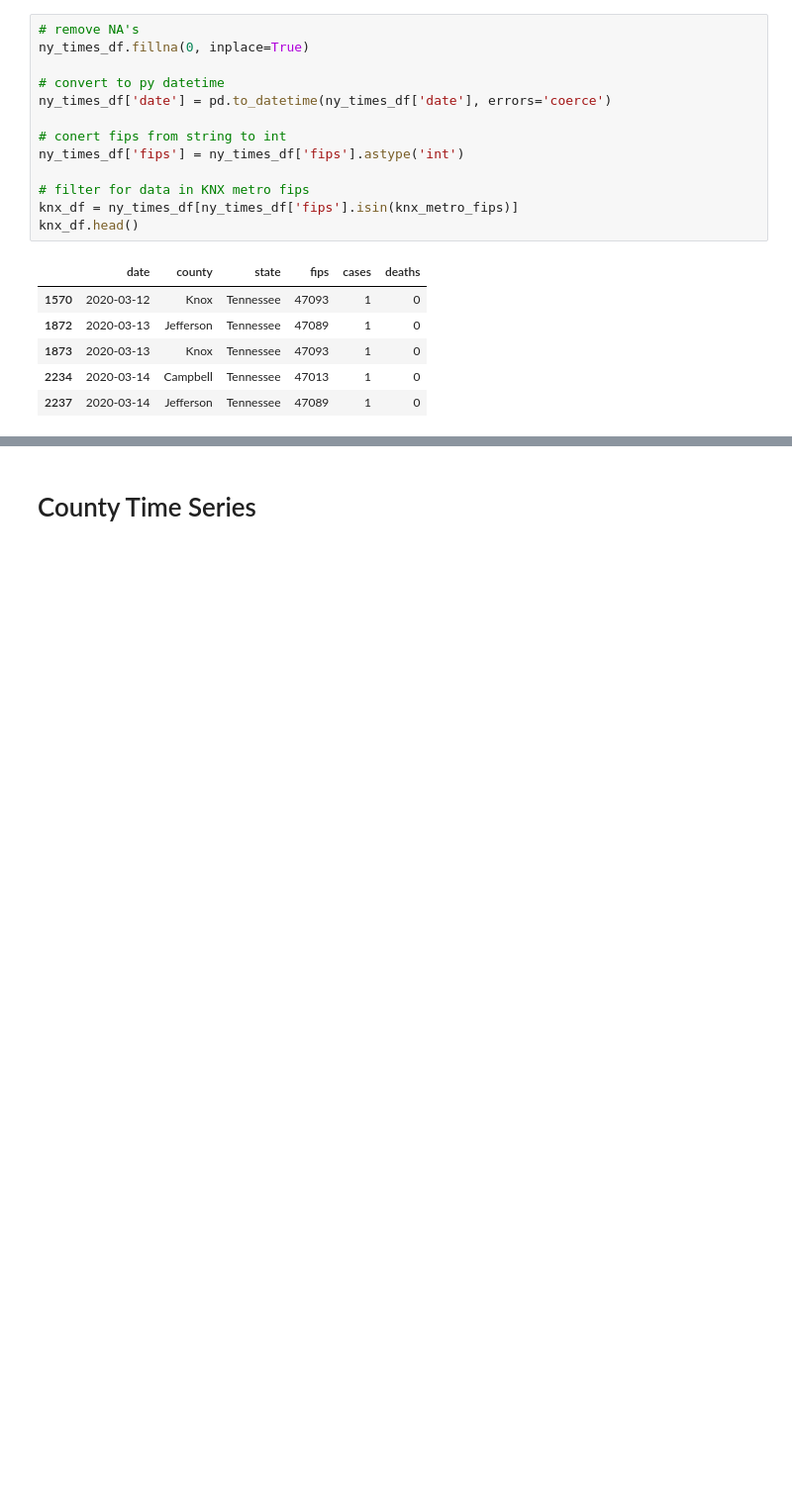
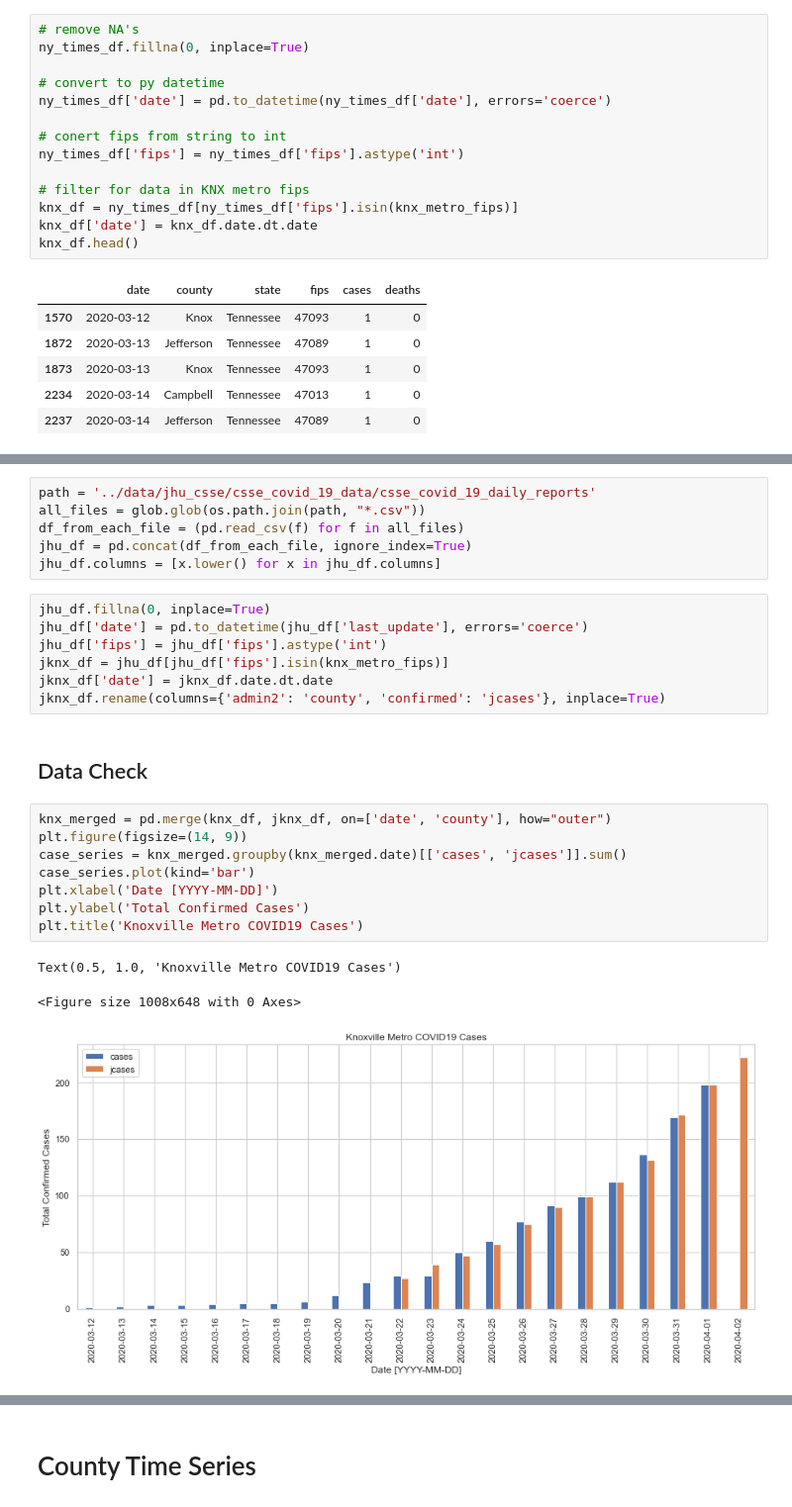
Before and after one commit to kcavagnolo/knx-covid, a Jupyter notebook: analysis/knx_metro_covid.ipynb, the cells around one changed output, grey strips where cells are left out. Shown at 99% size. Drawn from its saved outputs; the diff is of its cells as text; blank space fills up the shorter version.

```diff
--- a/analysis/knx_metro_covid.ipynb
+++ b/analysis/knx_metro_covid.ipynb
@@ -100,6 +159,7 @@ ny_times_df['fips'] = ny_times_df['fips'].astype('int')
 
 # filter for data in KNX metro fips
 knx_df = ny_times_df[ny_times_df['fips'].isin(knx_metro_fips)]
+knx_df['date'] = knx_df.date.dt.date
 knx_df.head()
 # %% [output]
 |  | date | county | state | fips | cases | deaths |
@@ -110,0 +173,27 @@ knx_df.head()
+# %%
+path = '../data/jhu_csse/csse_covid_19_data/csse_covid_19_daily_reports'
+all_files = glob.glob(os.path.join(path, "*.csv"))
+df_from_each_file = (pd.read_csv(f) for f in all_files)
+jhu_df = pd.concat(df_from_each_file, ignore_index=True)
+jhu_df.columns = [x.lower() for x in jhu_df.columns]
+# %%
+jhu_df.fillna(0, inplace=True)
+jhu_df['date'] = pd.to_datetime(jhu_df['last_update'], errors='coerce')
+jhu_df['fips'] = jhu_df['fips'].astype('int')
+jknx_df = jhu_df[jhu_df['fips'].isin(knx_metro_fips)]
+jknx_df['date'] = jknx_df.date.dt.date
+jknx_df.rename(columns={'admin2': 'county', 'confirmed': 'jcases'}, inplace=True)
+# %% [markdown]
+## Data Check
+# %%
+knx_merged = pd.merge(knx_df, jknx_df, on=['date', 'county'], how="outer")
+plt.figure(figsize=(14, 9))
+case_series = knx_merged.groupby(knx_merged.date)[['cases', 'jcases']].sum()
+case_series.plot(kind='bar')
+plt.xlabel('Date [YYYY-MM-DD]')
+plt.ylabel('Total Confirmed Cases')
+plt.title('Knoxville Metro COVID19 Cases')
+# %% [output]
+Text(0.5, 1.0, 'Knoxville Metro COVID19 Cases')
+<Figure size 1008x648 with 0 Axes>
+[figure, added]
```
Also changed, not shown: parts of 8 cells of this notebook, 8 other files.
